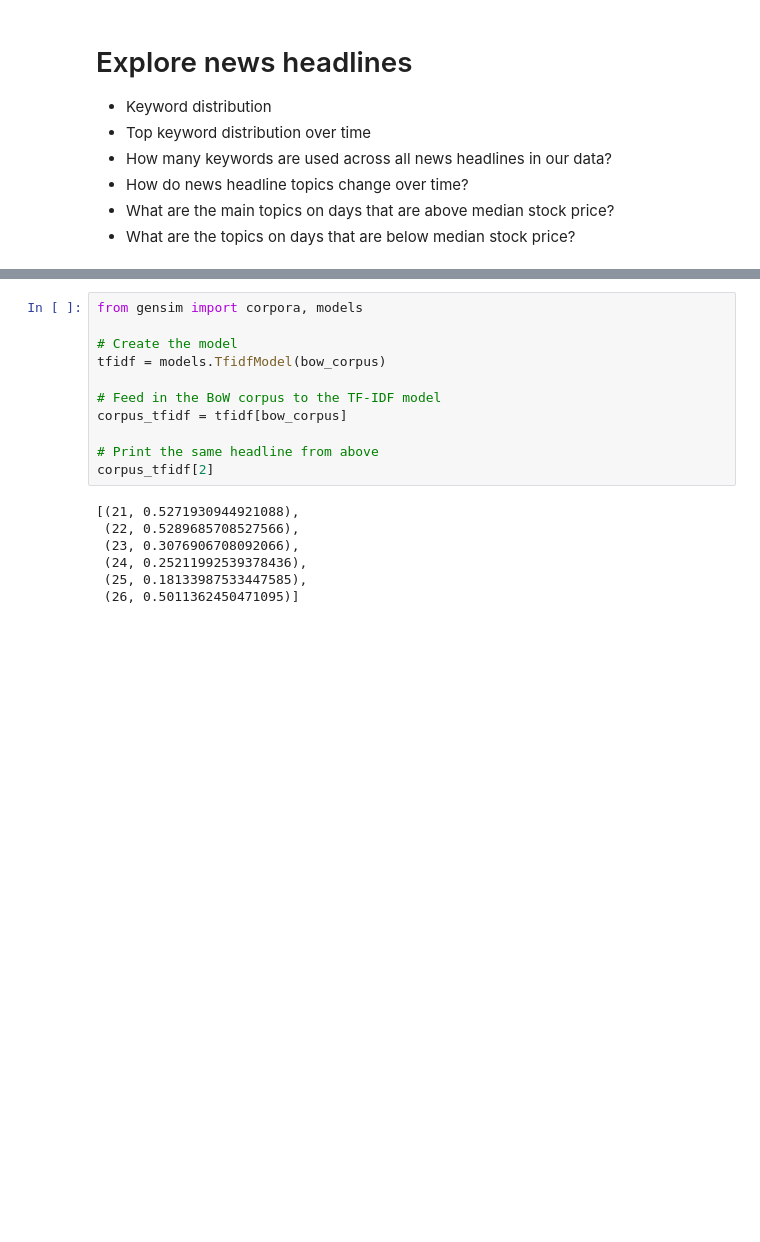
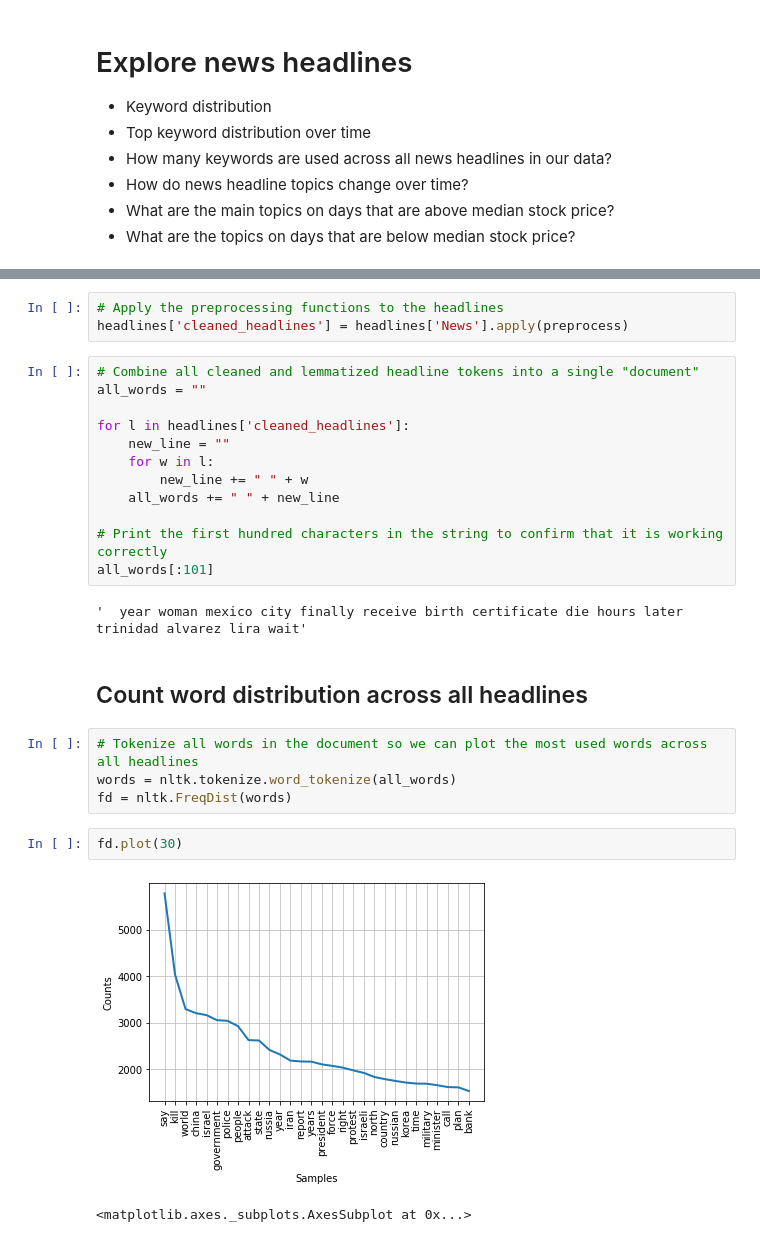
Before and after one commit to micahvandersteen/project-3-team-ifrit, a Jupyter notebook: Notebooks/Stock and news headline descriptive analysis.ipynb, the cells around one changed output, grey strips where cells are left out. Drawn from its saved outputs; the diff is of its cells as text; blank space fills up the shorter version.

Commit message:
FreqDist for headline words

```diff
--- a/Notebooks/Stock and news headline descriptive analysis.ipynb
+++ b/Notebooks/Stock and news headline descriptive analysis.ipynb
@@ -211,18 +186,28 @@ print(bow_corpus[2])
-# %%
-from gensim import corpora, models
-
-# Create the model
-tfidf = models.TfidfModel(bow_corpus)
-
-# Feed in the BoW corpus to the TF-IDF model
-corpus_tfidf = tfidf[bow_corpus]
-
-# Print the same headline from above
-corpus_tfidf[2]
-# %% [output]
-[(21, 0.5271930944921088),
- (22, 0.5289685708527566),
- (23, 0.3076906708092066),
- (24, 0.25211992539378436),
- (25, 0.18133987533447585),
- (26, 0.5011362450471095)]
+# %%
+# Apply the preprocessing functions to the headlines
+headlines['cleaned_headlines'] = headlines['News'].apply(preprocess)
+# %%
+# Combine all cleaned and lemmatized headline tokens into a single "document"
+all_words = ""
+
+for l in headlines['cleaned_headlines']:
+    new_line = ""
+    for w in l:
+        new_line += " " + w
+    all_words += " " + new_line
+
+# Print the first hundred characters in the string to confirm that it is working correctly
+all_words[:101]
+# %% [output]
+'  year woman mexico city finally receive birth certificate die hours later trinidad alvarez lira wait'
+# %% [markdown]
+## Count word distribution across all headlines
+# %%
+# Tokenize all words in the document so we can plot the most used words across all headlines
+words = nltk.tokenize.word_tokenize(all_words)
+fd = nltk.FreqDist(words)
+# %%
+fd.plot(30)
+# %% [output]
+[figure, added]
+<matplotlib.axes._subplots.AxesSubplot at 0x...>
```
Also changed, not shown: parts of 17 cells of this notebook.
